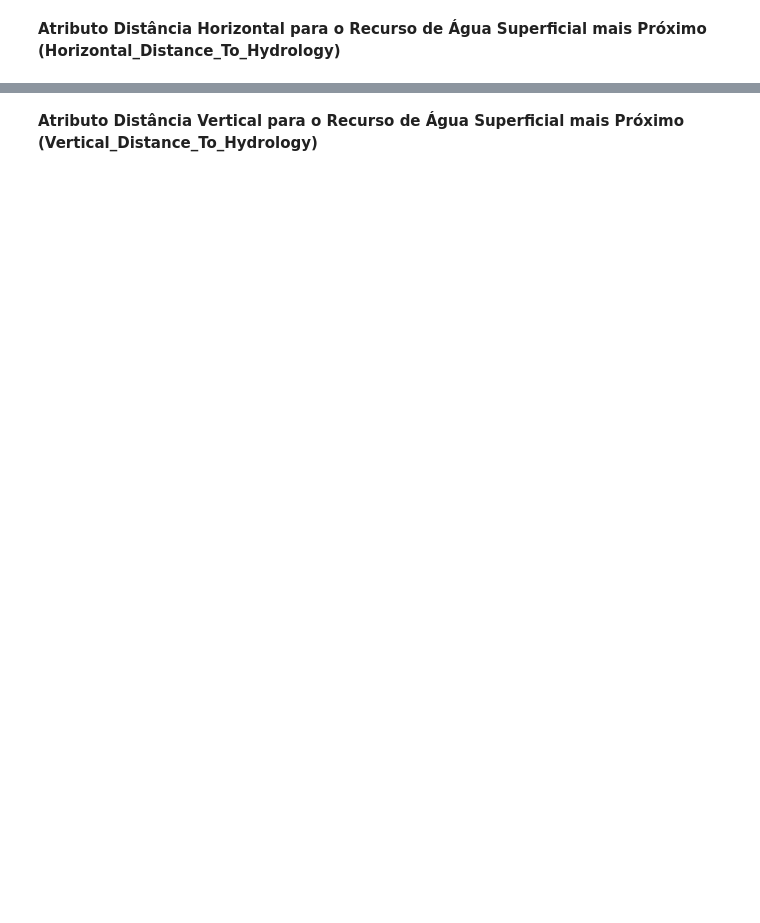
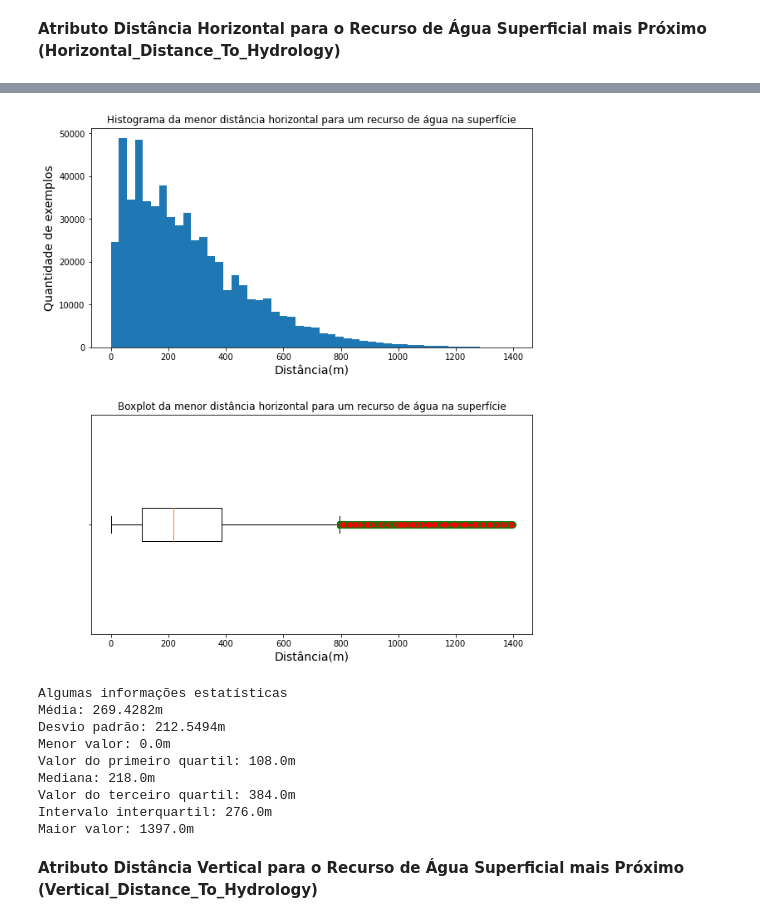
Before and after one commit to elloa-uea/projeto-pratico-3-rna-pp3-team-equilibrium, a Jupyter notebook: notebooks/PP3.2 - Conhecendo o Conjunto de Dados.ipynb, the cells around one changed output, grey strips where cells are left out. Drawn from its saved outputs; the diff is of its cells as text; code cells hidden in the pictures; blank space fills up the shorter version.

```diff
--- a/notebooks/PP3.2 - Conhecendo o Conjunto de Dados.ipynb
+++ b/notebooks/PP3.2 - Conhecendo o Conjunto de Dados.ipynb
@@ -173,2 +201,22 @@ False
+# %%
+#Função para mostrar histograma e boxplot alinhados
+def hist_box(nparr, bins, hist_title, hist_x_label, box_title, box_xlabel):
+
+    fig, axs = plt.subplots(2)
+    fig.set_size_inches(9, 10)
+
+    axs[0].hist(nparr, bins)
+    axs[0].set_title(hist_title)
+    axs[0].set_xlabel(hist_x_label, fontsize=14)
+    axs[0].set_ylabel('Quantidade de exemplos', fontsize=14)
+
+    flierprops = dict(marker='o', markerfacecolor='r', markersize=8, linestyle='none', markeredgecolor='g')
+    axs[1].boxplot([nparr],vert=False, labels=[''], flierprops=flierprops)
+    axs[1].set_title(box_title)
+    axs[1].set_xlabel(box_xlabel, fontsize=14)
+
+    fig.tight_layout(pad=3.0)
+
+    plt.show()
 # %% [markdown]
 **Atributo Elevação (Elevation)**
@@ -368,2 +281,20 @@ Maior valor: 1397.0m
+# %%
+hist_box(data['Horizontal_Distance_To_Hydrology'].to_numpy(), 50,
+         'Histograma da menor distância horizontal para um recurso de água na superfície',
+         'Distância(m)', 'Boxplot da menor distância horizontal para um recurso de água na superfície',
+         'Distância(m)')
+
+estatistical(data.Horizontal_Distance_To_Hydrology.describe(), "m")
+# %% [output]
+[figure, added]
+Algumas informações estatísticas
+Média: 269.4282m
+Desvio padrão: 212.5494m
+Menor valor: 0.0m
+Valor do primeiro quartil: 108.0m
+Mediana: 218.0m
+Valor do terceiro quartil: 384.0m
+Intervalo interquartil: 276.0m
+Maior valor: 1397.0m
 # %% [markdown]
 **Atributo Distância Vertical para o Recurso de Água Superficial mais Próximo (Vertical_Distance_To_Hydrology)**
```
Also changed, not shown: parts of 23 cells of this notebook.
